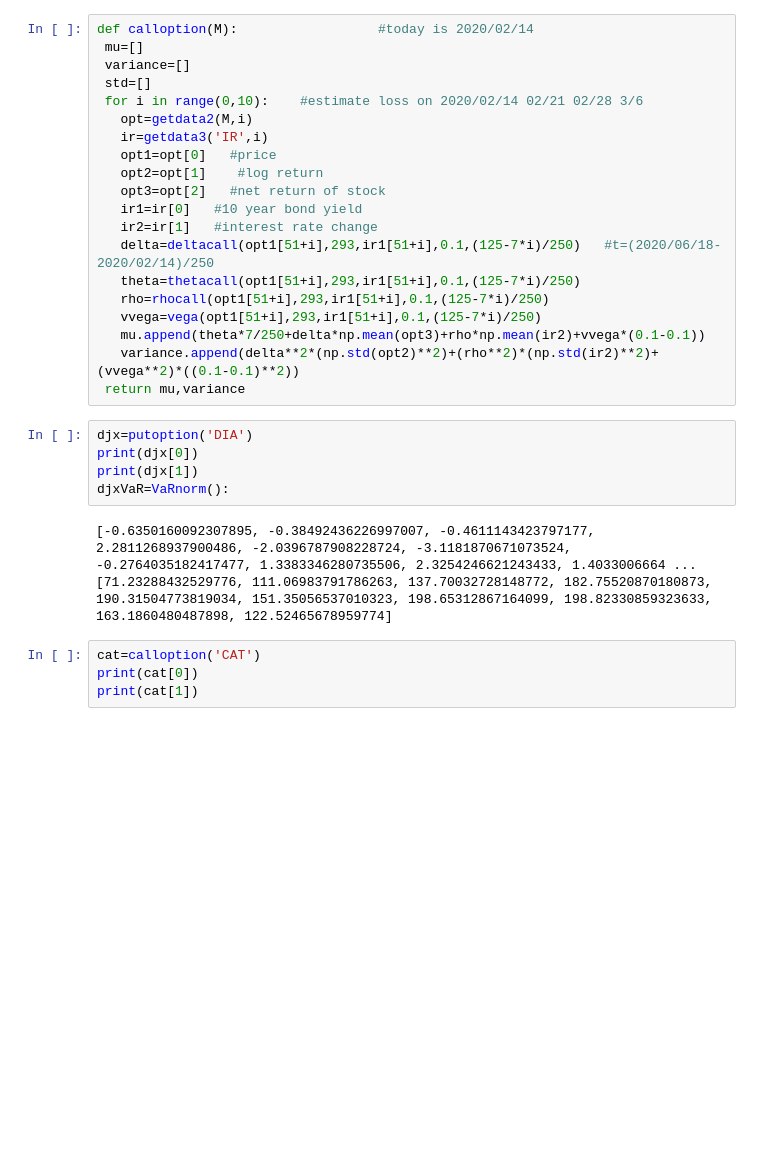
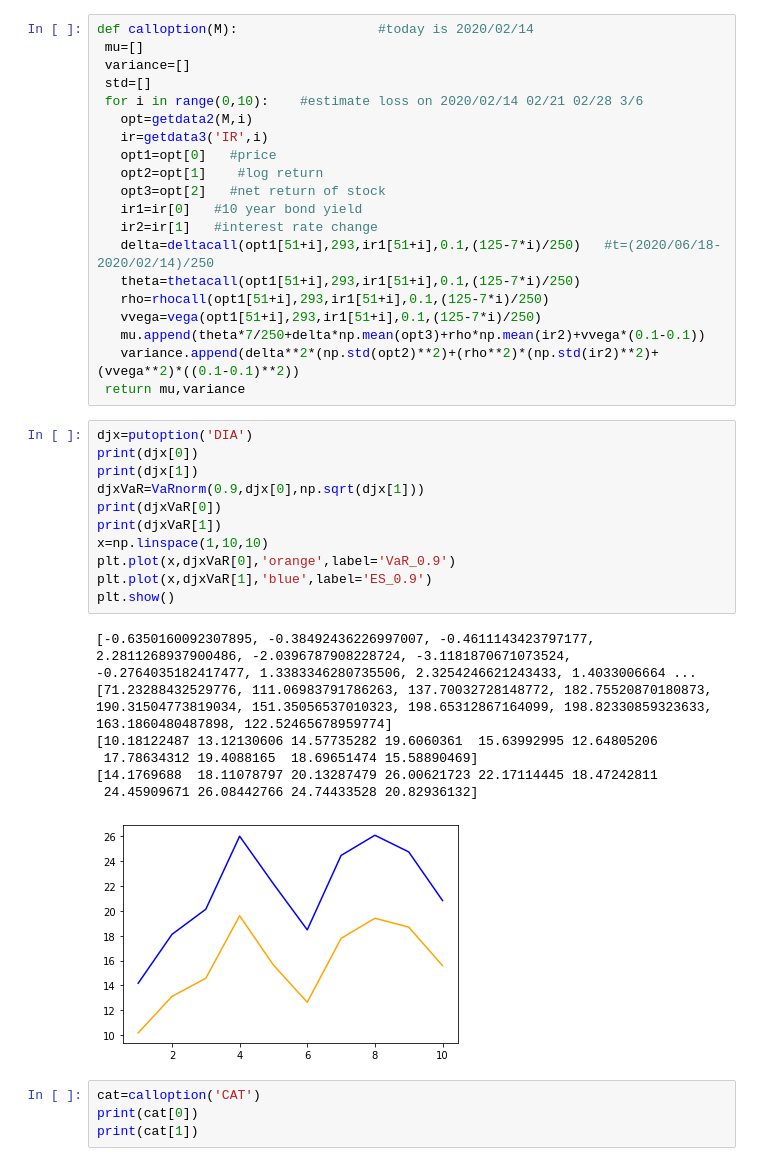
Before and after one commit to ZiyueNie/575, a Jupyter notebook: src/ib_project.ipynb, the cells around one changed output. Drawn from its saved outputs; the diff is of its cells as text; blank space fills up the shorter version.

```diff
--- a/src/ib_project.ipynb
+++ b/src/ib_project.ipynb
@@ -289,14 +289,25 @@ def calloption(M):                  #today is 2020/02/14
    mu.append(theta*7/250+delta*np.mean(opt3)+rho*np.mean(ir2)+vvega*(0.1-0.1))
    variance.append(delta**2*(np.std(opt2)**2)+(rho**2)*(np.std(ir2)**2)+(vvega**2)*((0.1-0.1)**2))
  return mu,variance
-# %%
-djx=putoption('DIA')
-print(djx[0])
-print(djx[1])
-djxVaR=VaRnorm():
-# %% [output]
-[-0.6350160092307895, -0.38492436226997007, -0.4611143423797177, 2.2811268937900486, -2.0396787908228724, -3.1181870671073524, -0.2764035182417477, 1.3383346280735506, 2.3254246621243433, 1.4033006664 ...
-[71.23288432529776, 111.06983791786263, 137.70032728148772, 182.75520870180873, 190.31504773819034, 151.35056537010323, 198.65312867164099, 198.82330859323633, 163.1860480487898, 122.52465678959774]
+# %%
+djx=putoption('DIA')
+print(djx[0])
+print(djx[1])
+djxVaR=VaRnorm(0.9,djx[0],np.sqrt(djx[1]))
+print(djxVaR[0])
+print(djxVaR[1])
+x=np.linspace(1,10,10)
+plt.plot(x,djxVaR[0],'orange',label='VaR_0.9')
+plt.plot(x,djxVaR[1],'blue',label='ES_0.9')
+plt.show()
+# %% [output]
+[-0.6350160092307895, -0.38492436226997007, -0.4611143423797177, 2.2811268937900486, -2.0396787908228724, -3.1181870671073524, -0.2764035182417477, 1.3383346280735506, 2.3254246621243433, 1.4033006664 ...
+[71.23288432529776, 111.06983791786263, 137.70032728148772, 182.75520870180873, 190.31504773819034, 151.35056537010323, 198.65312867164099, 198.82330859323633, 163.1860480487898, 122.52465678959774]
+[10.18122487 13.12130606 14.57735282 19.6060361  15.63992995 12.64805206
+ 17.78634312 19.4088165  18.69651474 15.58890469]
+[14.1769688  18.11078797 20.13287479 26.00621723 22.17114445 18.47242811
+ 24.45909671 26.08442766 24.74433528 20.82936132]
+[figure, added]
 # %%
 cat=calloption('CAT')
 print(cat[0])
```
